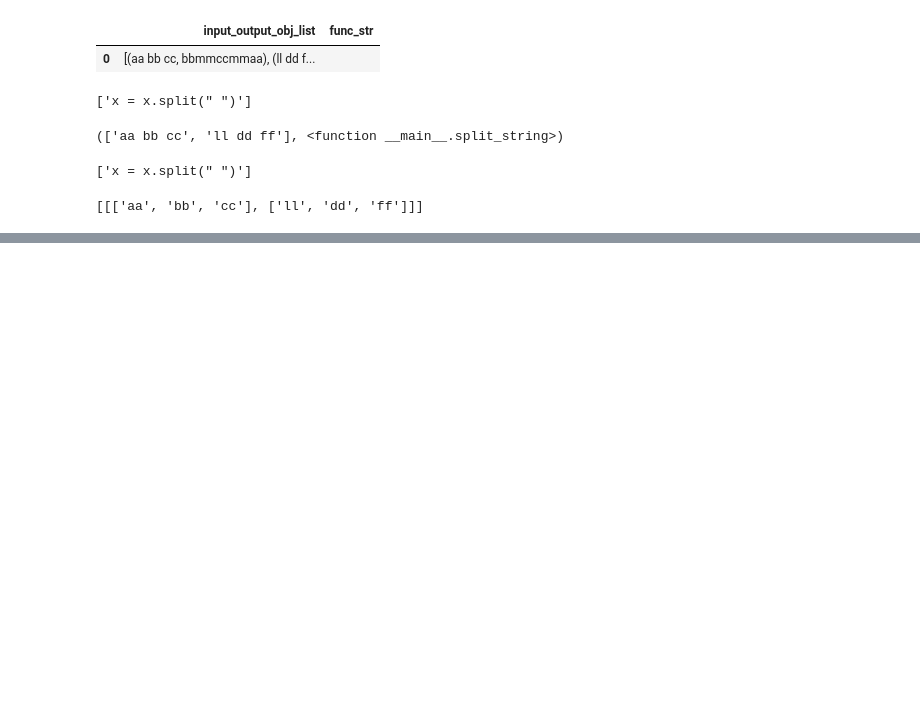
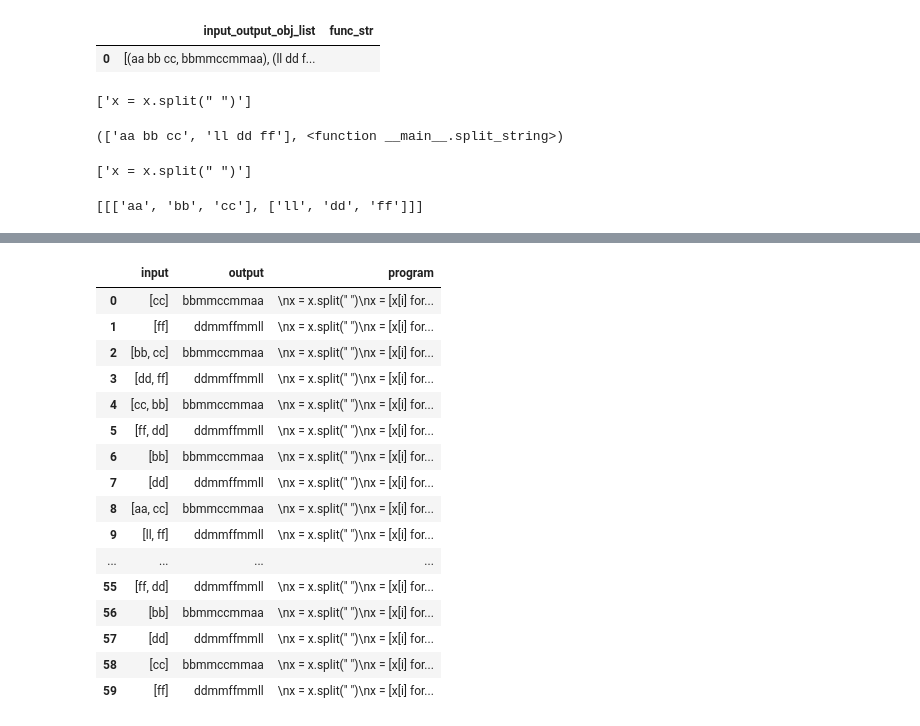
Before and after one commit to erez-aharonov/auto-coder, a Jupyter notebook: PBE.ipynb, the cells around one changed output, grey strips where cells are left out. Cells and saved outputs as stored; diff of their text form; code cells hidden in the pictures; blank space fills up the shorter version.

```diff
--- a/PBE.ipynb
+++ b/PBE.ipynb
@@ -383,0 +461,7 @@ func_list
+# %%
+def apply_meta_func(input_output_data_frame, meta_func):
+    updated_input_output_data_frame = input_output_data_frame.groupby("program").apply(apply_meta_func_on_group, meta_func).reset_index(drop=True)
+    return updated_input_output_data_frame
+# %%
+updated_input_output_data_frame = apply_meta_func(input_output_data_frame, split_string)
+updated_input_output_data_frame
@@ -383,0 +472,3 @@ func_list
+# %%
+updated_input_output_data_frame_2 = apply_meta_func(updated_input_output_data_frame, get_select_combinations)
+updated_input_output_data_frame_2.head()
@@ -383,0 +482,27 @@ func_list
+# %%
+def get_permutations(group):
+    min_length = group["input"].apply(len).min()
+    permutations_list = list(itertools.permutations(range(min_length)))
+    func_str_list = ["x = [x[i] for i in {}]".format(permutation) for permutation in permutations_list]
+    return func_str_list
+# %%
+updated_input_output_data_frame_3 = apply_meta_func(updated_input_output_data_frame_2, get_permutations)
+updated_input_output_data_frame_3
+# %% [output]
+|  | input | output | program |
+| 0 | [cc] | bbmmccmmaa | \nx = x.split(" ")\nx = [x[i] for... |
+| 1 | [ff] | ddmmffmmll | \nx = x.split(" ")\nx = [x[i] for... |
+| 2 | [bb, cc] | bbmmccmmaa | \nx = x.split(" ")\nx = [x[i] for... |
+| 3 | [dd, ff] | ddmmffmmll | \nx = x.split(" ")\nx = [x[i] for... |
+| 4 | [cc, bb] | bbmmccmmaa | \nx = x.split(" ")\nx = [x[i] for... |
+| 5 | [ff, dd] | ddmmffmmll | \nx = x.split(" ")\nx = [x[i] for... |
+| 6 | [bb] | bbmmccmmaa | \nx = x.split(" ")\nx = [x[i] for... |
+| 7 | [dd] | ddmmffmmll | \nx = x.split(" ")\nx = [x[i] for... |
+| 8 | [aa, cc] | bbmmccmmaa | \nx = x.split(" ")\nx = [x[i] for... |
+| 9 | [ll, ff] | ddmmffmmll | \nx = x.split(" ")\nx = [x[i] for... |
+| ... | ... | ... | ... |
+| 55 | [ff, dd] | ddmmffmmll | \nx = x.split(" ")\nx = [x[i] for... |
+| 56 | [bb] | bbmmccmmaa | \nx = x.split(" ")\nx = [x[i] for... |
+| 57 | [dd] | ddmmffmmll | \nx = x.split(" ")\nx = [x[i] for... |
+| 58 | [cc] | bbmmccmmaa | \nx = x.split(" ")\nx = [x[i] for... |
+| 59 | [ff] | ddmmffmmll | \nx = x.split(" ")\nx = [x[i] for... |
```
Also changed, not shown: parts of 11 cells of this notebook.
